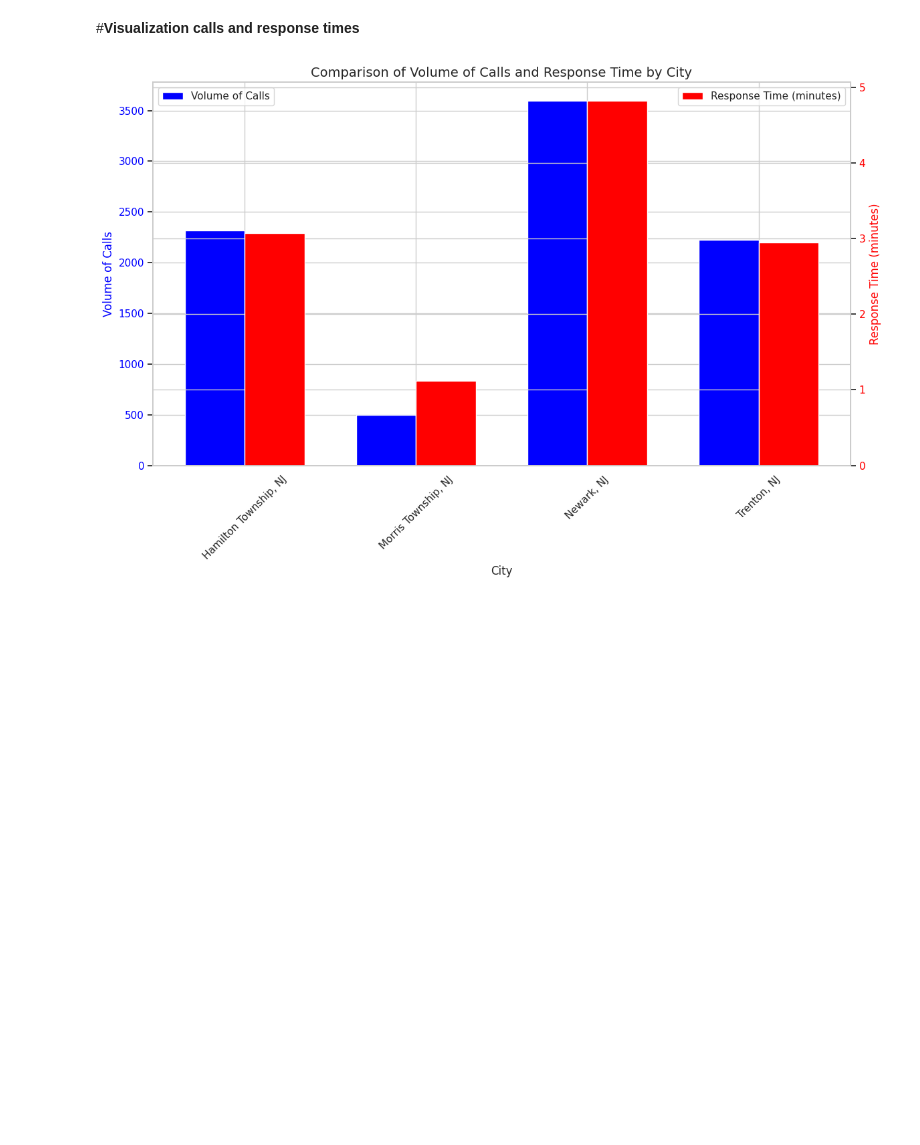
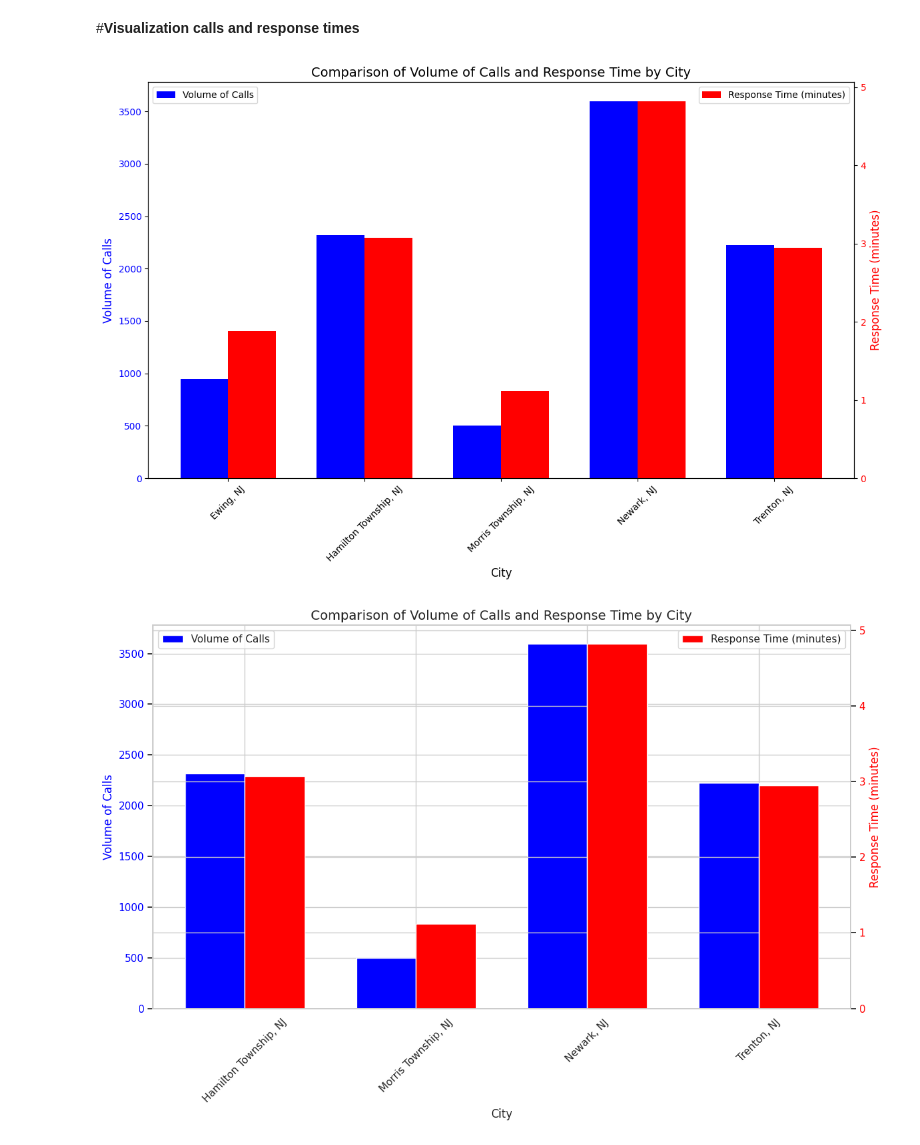
Before and after one commit to erikaguiracocha/Capstone-Project, a Jupyter notebook: capstoneproject1.ipynb, the cells around one changed output. Saved outputs shown, nothing was run; the diff lists cells and outputs as text; code cells hidden in the pictures; blank space fills up the shorter version.

```diff
--- a/capstoneproject1.ipynb
+++ b/capstoneproject1.ipynb
@@ -816,6 +816,87 @@ Columns in the dataset: Index(['Year', 'Hamilton Township, NJ', 'Trenton, NJ', '
 4        3590
 # %% [markdown]
 #**Visualization calls and response times**
+# %%
+import pandas as pd
+import matplotlib.pyplot as plt
+
+# URLs
+volume_url = "https://raw.githubusercontent.com/erikaguiracocha/Data-Visualization-2025/refs/heads/main/volume%20of%20calls.csv"
+response_time_url = "https://raw.githubusercontent.com/erikaguiracocha/Data-Visualization-2025/refs/heads/main/time%20of%20responses.csv"
+
+# Load data
+data_calls = pd.read_csv(volume_url)
+data_response = pd.read_csv(response_time_url)
+
+# Clean column names (remove extra spaces)
+data_calls.columns = data_calls.columns.str.strip()
+data_response.columns = data_response.columns.str.strip()
+
+# Fix typo
+data_calls = data_calls.rename(columns={'Hamilton Towship, NJ': 'Hamilton Township, NJ'})
+data_response = data_response.rename(columns={'Hamilton Towship, NJ': 'Hamilton Township, NJ'})
+
+# Reshape data
+calls_melted = data_calls.melt(id_vars=['Year'], var_name='City', value_name='Volume of Calls')
+response_melted = data_response.melt(id_vars=['Year'], var_name='City', value_name='Response Time')
+
+# Convert response times from MM:SS to minutes
+def convert_time_to_minutes(t):
+    try:
+        minutes, seconds = t.strip().split(':')
+        return int(minutes) + int(seconds) / 60
+    except:
+        return None
+
+response_melted['Response Time'] = response_melted['Response Time'].apply(convert_time_to_minutes)
+
+# Merge
+merged_data = pd.merge(calls_melted, response_melted, on=['Year', 'City'])
+
+# Average by city
+city_comparison = merged_data.groupby('City').agg({
+    'Volume of Calls': 'mean',
+    'Response Time': 'mean'
+}).reset_index()
+
+# Sort by city name (optional)
+city_comparison = city_comparison.sort_values(by='City')
+
+# Plot
+fig, ax1 = plt.subplots(figsize=(12, 8))
+bar_width = 0.35
+index = range(len(city_comparison))
+
+# Volume of Calls
+ax1.bar(index, city_comparison['Volume of Calls'], bar_width, label='Volume of Calls', color='blue')
+
+# Response Time
+ax2 = ax1.twinx()
+ax2.bar([i + bar_width for i in index], city_comparison['Response Time'], bar_width, label='Response Time (minutes)', color='red')
+
+# Labels
+ax1.set_xlabel('City', fontsize=12)
+ax1.set_ylabel('Volume of Calls', fontsize=12, color='blue')
+ax2.set_ylabel('Response Time (minutes)', fontsize=12, color='red')
+ax1.set_title('Comparison of Volume of Calls and Response Time by City', fontsize=14)
+
+# X-axis
+ax1.set_xticks([i + bar_width / 2 for i in index])
+ax1.set_xticklabels(city_comparison['City'], rotation=45)
+
+# Ticks color
+ax1.tick_params(axis='y', labelcolor='blue')
+ax2.tick_params(axis='y', labelcolor='red')
+
+# Legends
+ax1.legend(loc='upper left')
+ax2.legend(loc='upper right')
+
+# Layout
+plt.tight_layout()
+plt.show()
+# %% [output]
+[figure, added]
 # %%
 import pandas as pd
 import matplotlib.pyplot as plt
```
